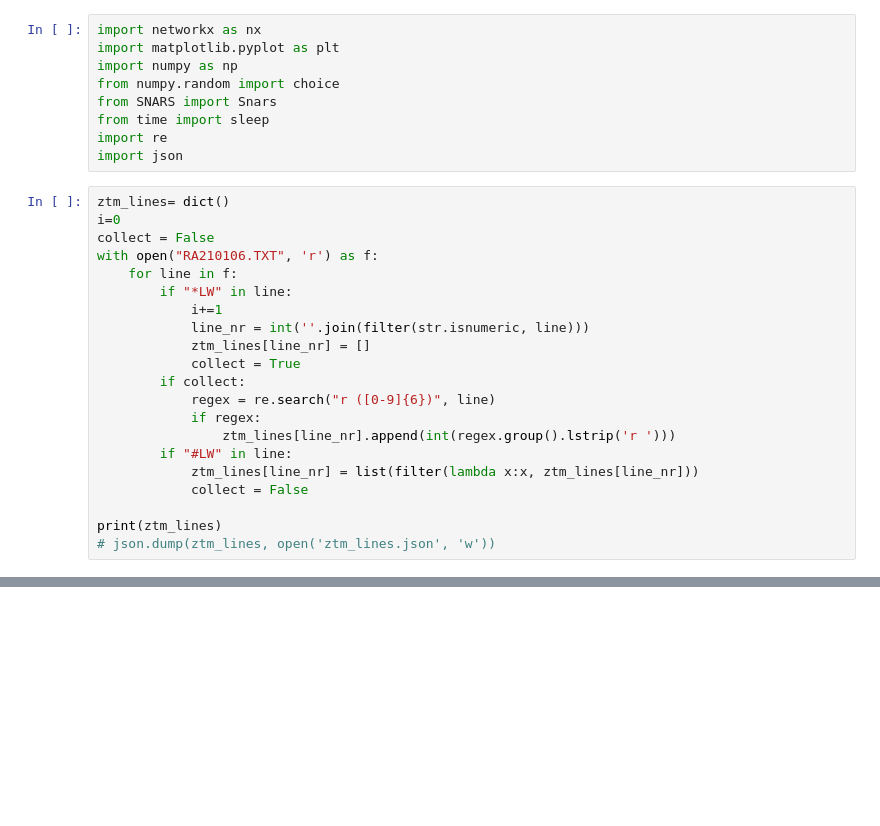
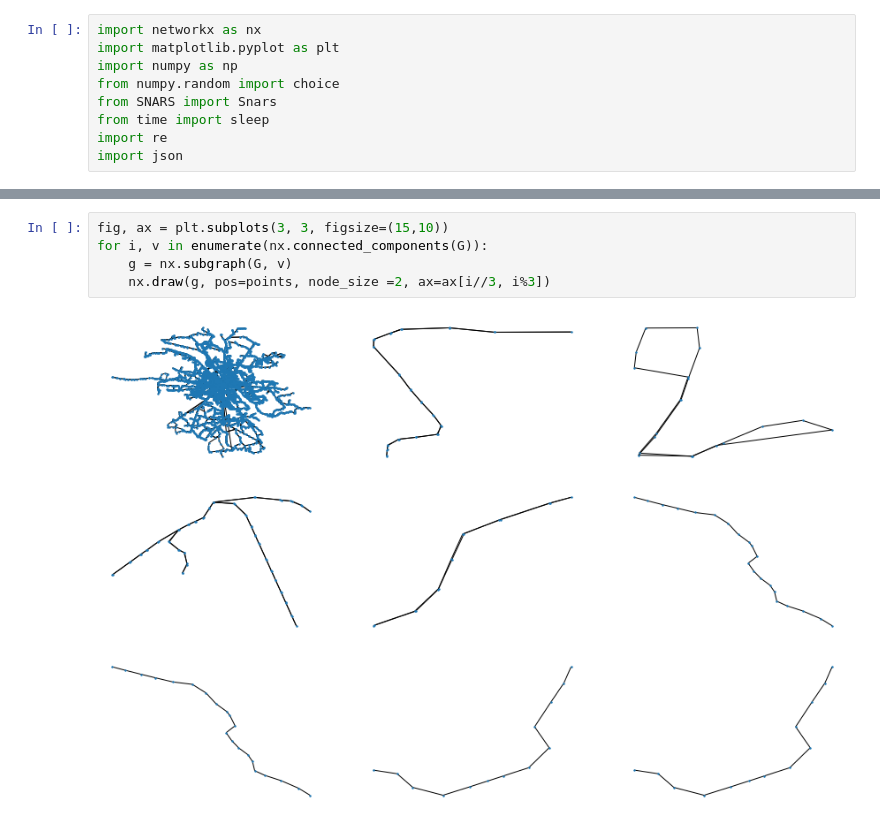
Before and after one commit to PaulinaPacyna/SNARS, a Jupyter notebook: Project 8.ipynb, the cells around one changed output, grey strips where cells are left out. Cells and saved outputs as stored; diff of their text form; blank space fills up the shorter version.

```diff
--- a/Project 8.ipynb
+++ b/Project 8.ipynb
@@ -7,24 +7,3 @@ from SNARS import Snars
 from time import sleep
 import re
 import json
-# %%
-ztm_lines= dict()
-i=0
-collect = False
-with open("RA210106.TXT", 'r') as f:
-    for line in f:
-        if "*LW" in line:
-            i+=1
-            line_nr = int(''.join(filter(str.isnumeric, line)))
-            ztm_lines[line_nr] = []
-            collect = True
-        if collect:
-            regex = re.search("r ([0-9]{6})", line)
-            if regex:
-                ztm_lines[line_nr].append(int(regex.group().lstrip('r ')))
-        if "#LW" in line:
-            ztm_lines[line_nr] = list(filter(lambda x:x, ztm_lines[line_nr]))
-            collect = False
-
-print(ztm_lines)
-# json.dump(ztm_lines, open('ztm_lines.json', 'w'))
@@ -36,0 +45,7 @@ len(ztm_lines)
+# %%
+fig, ax = plt.subplots(3, 3, figsize=(15,10))
+for i, v in enumerate(nx.connected_components(G)):
+    g = nx.subgraph(G, v)
+    nx.draw(g, pos=points, node_size =2, ax=ax[i//3, i%3])
+# %% [output]
+[figure, added]
```
Also changed, not shown: parts of 11 cells of this notebook, 3 other files.
